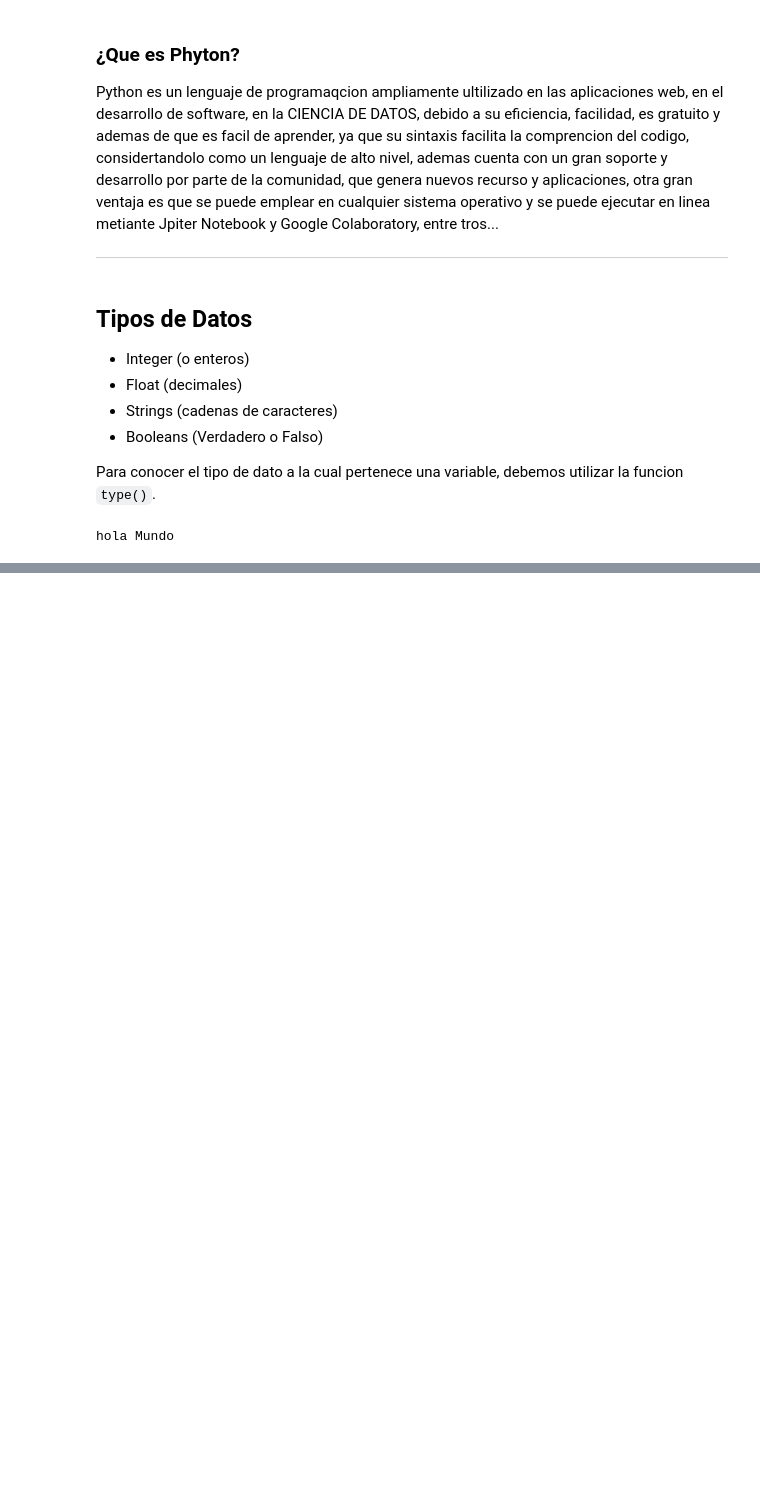
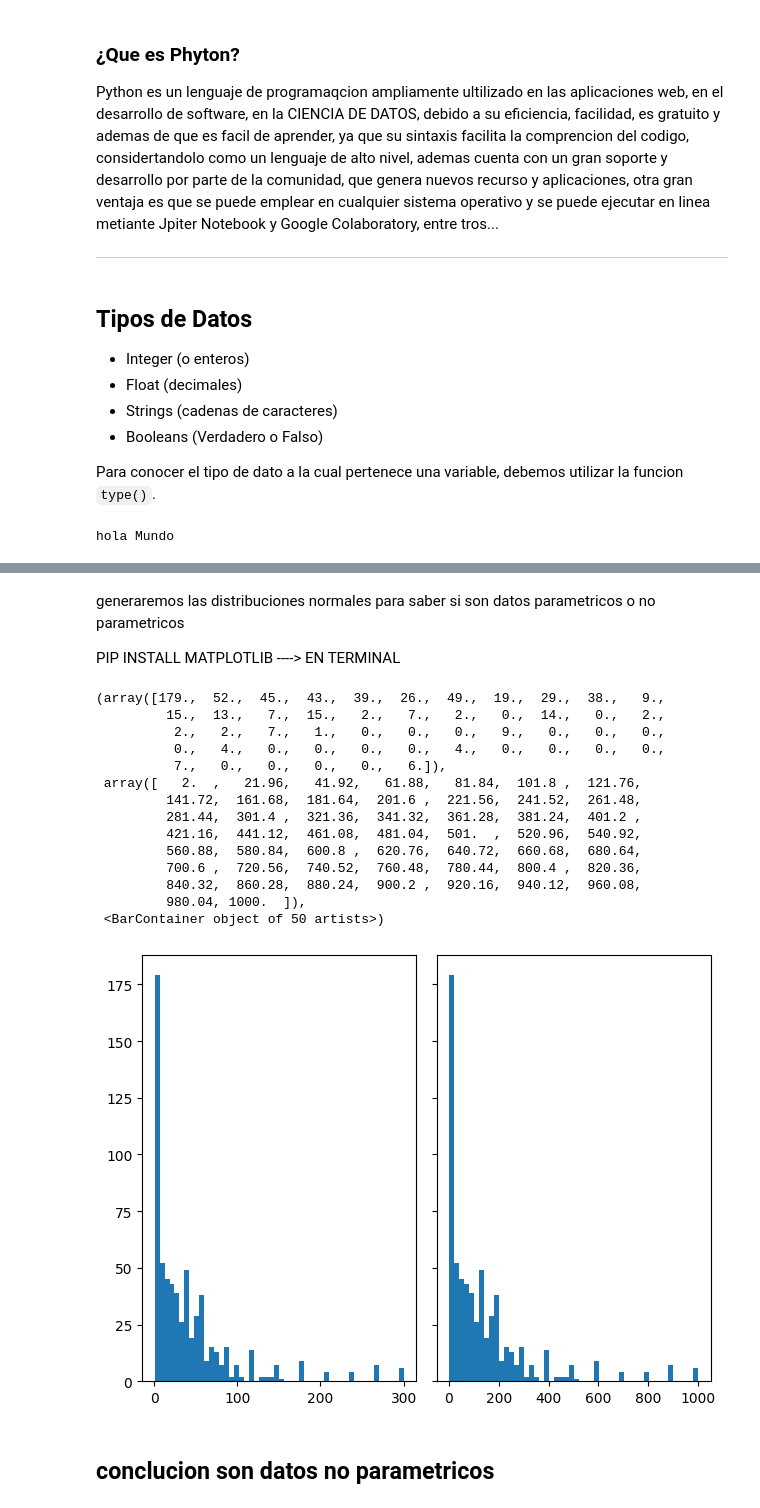
Before and after one commit to JuanJT117/Clase-de-aprendizaje-automatico, a Jupyter notebook: Tareas en clase/Tareas_en_clase.ipynb, the cells around one changed output, grey strips where cells are left out. Saved outputs shown, nothing was run; the diff lists cells and outputs as text; code cells hidden in the pictures; blank space fills up the shorter version.

```diff
--- a/Tareas en clase/Tareas_en_clase.ipynb
+++ b/Tareas en clase/Tareas_en_clase.ipynb
@@ -27,0 +41,30 @@ hola Mundo
+# %%
+BD_RST = pd.read_csv("../Base de Datos Resisterra/DB-RST.csv")
+
+DB_copy = BD_RST.copy()
+
+#DB_copy.info()
+
+DB_copy.drop(columns = ['AB/5', 'AB/20', 'PPn', 'PPi', 'PU', 'PI', 'Rha', 'Rha', 'Rha', 'Prom-Rha'], inplace = True)
+
+DB_copy.info()
+# %%
+res_geo = DB_copy.loc[0:646,['sitio','ESTE','NORTE','ALTITUD','Z','AB','MN','Real-Rha']]
+
+res_geo_copy = res_geo.copy()
+
+res_geo_copy.rename(columns={'Real-Rha':'res_ap'},inplace=True)
+# %%
+##llamamos cada colubna que trabajaremos
+pro_exploracion = res_geo_copy.Z
+apertura_ab = res_geo_copy.AB
+apertura_mn = res_geo_copy.MN
+resisitividad = res_geo_copy.res_ap
+## eliminamos las posiciones que precentan ceros para evitar influir en la estadistica
+#pro_exploracion.fillna(0, inplace=True) #---> no fue  necesario hacerlo
+
+## generamos listas de cada columna
+list_pro_exploracion = list(pro_exploracion)
+list_apertura_ab = list(apertura_ab)
+list_pertura_mn = list(apertura_mn)
+list_resisitividad = list(resisitividad)
@@ -27,0 +128,32 @@ hola Mundo
+# %% [markdown]
+generaremos las distribuciones normales para saber si son datos parametricos o no parametricos
+
+PIP INSTALL MATPLOTLIB ----> EN TERMINAL
+# %%
+import matplotlib.pyplot as plt
+import numpy as np
+from matplotlib import colors
+from matplotlib.ticker import PercentFormatter
+
+fig, axs = plt.subplots(1, 2, sharey=True, tight_layout=True)
+
+axs[0].hist(list_pro_exploracion, bins=50)
+axs[1].hist(list_apertura_ab, bins=50)
+# %% [output]
+(array([179.,  52.,  45.,  43.,  39.,  26.,  49.,  19.,  29.,  38.,   9.,
+         15.,  13.,   7.,  15.,   2.,   7.,   2.,   0.,  14.,   0.,   2.,
+          2.,   2.,   7.,   1.,   0.,   0.,   0.,   9.,   0.,   0.,   0.,
+          0.,   4.,   0.,   0.,   0.,   0.,   4.,   0.,   0.,   0.,   0.,
+          7.,   0.,   0.,   0.,   0.,   6.]),
+ array([   2.  ,   21.96,   41.92,   61.88,   81.84,  101.8 ,  121.76,
+         141.72,  161.68,  181.64,  201.6 ,  221.56,  241.52,  261.48,
+         281.44,  301.4 ,  321.36,  341.32,  361.28,  381.24,  401.2 ,
+         421.16,  441.12,  461.08,  481.04,  501.  ,  520.96,  540.92,
+         560.88,  580.84,  600.8 ,  620.76,  640.72,  660.68,  680.64,
+         700.6 ,  720.56,  740.52,  760.48,  780.44,  800.4 ,  820.36,
+         840.32,  860.28,  880.24,  900.2 ,  920.16,  940.12,  960.08,
+         980.04, 1000.  ]),
+ <BarContainer object of 50 artists>)
+[figure, added]
+# %% [markdown]
+## conclucion son datos no parametricos
```
Also changed, not shown: parts of 5 cells of this notebook, 6 other files.
